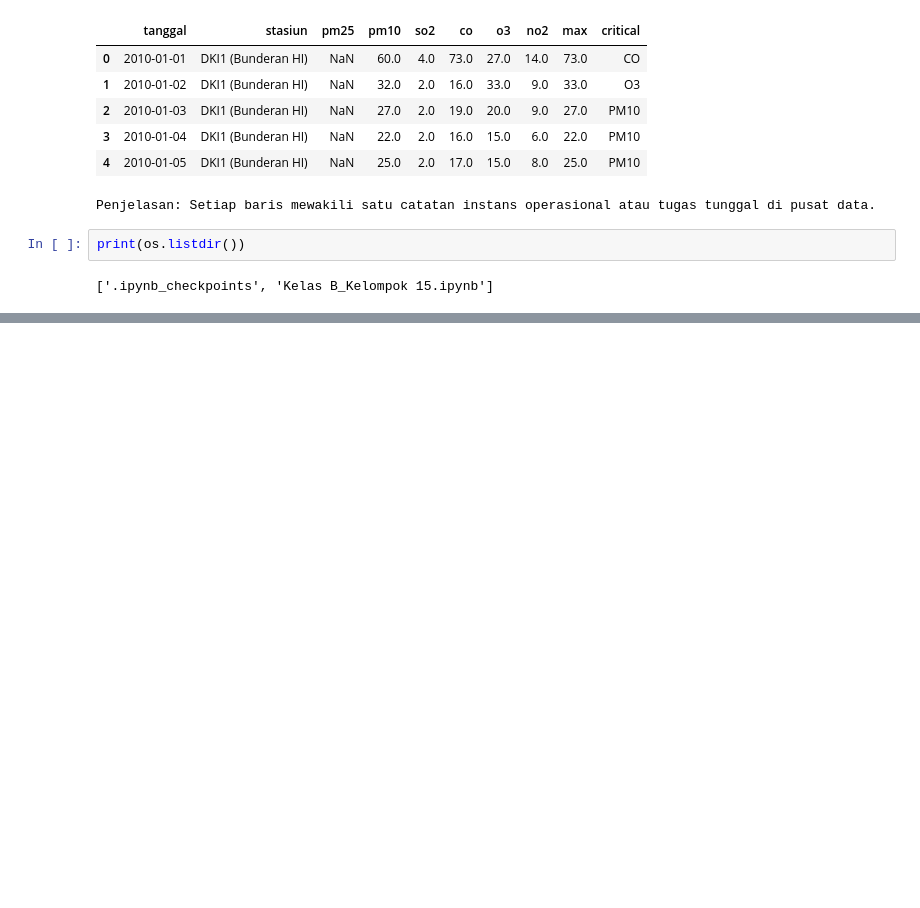
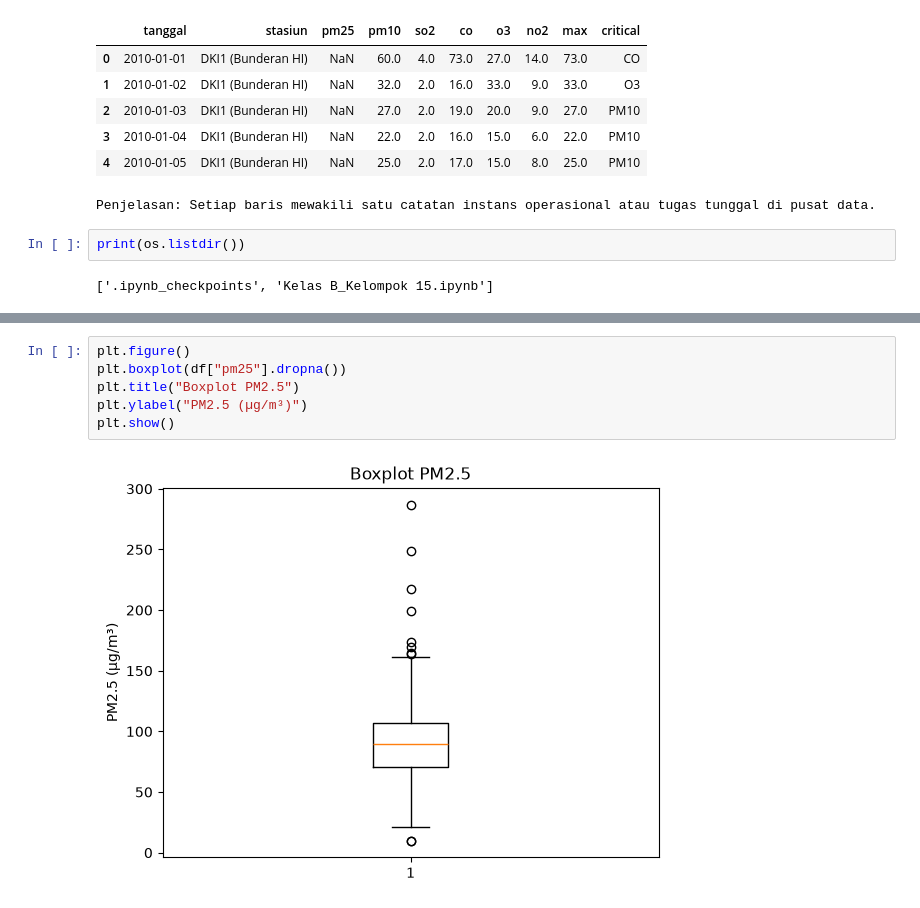
Before and after one commit to lirizaa/proyek1-eda-kelompok-15, a Jupyter notebook: proyek1-eda-kelompok-15/eda_kelompok_15.ipynb, the cells around one changed output, grey strips where cells are left out. Drawn from its saved outputs; the diff is of its cells as text; blank space fills up the shorter version.

```diff
--- a/proyek1-eda-kelompok-15/eda_kelompok_15.ipynb
+++ b/proyek1-eda-kelompok-15/eda_kelompok_15.ipynb
@@ -34,0 +138,8 @@ print(os.listdir())
+# %%
+plt.figure()
+plt.boxplot(df["pm25"].dropna())
+plt.title("Boxplot PM2.5")
+plt.ylabel("PM2.5 (µg/m³)")
+plt.show()
+# %% [output]
+[figure, added]
```
Also changed, not shown: parts of 14 cells of this notebook.
